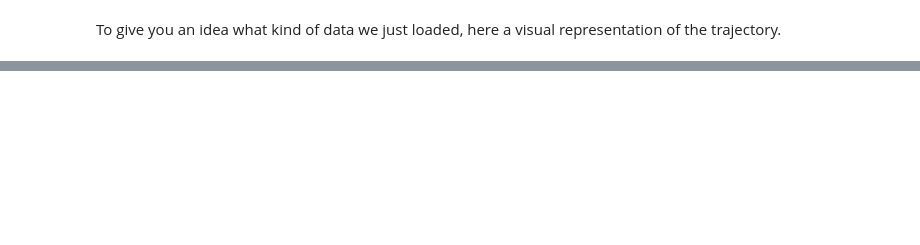
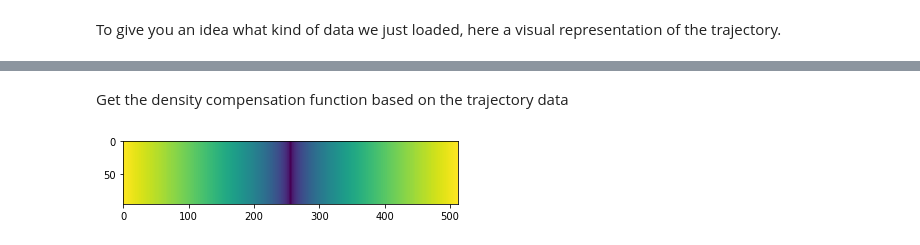
Before and after one commit to ISMRM/rrsg_challenge_01, a Jupyter notebook: python/rrsg_cgreco/step_by_step_recon.ipynb, the cells around one changed output, grey strips where cells are left out. Cells and saved outputs as stored; diff of their text form; code cells hidden in the pictures; blank space fills up the shorter version.

```diff
--- a/python/rrsg_cgreco/step_by_step_recon.ipynb
+++ b/python/rrsg_cgreco/step_by_step_recon.ipynb
@@ -153,0 +89,25 @@ NameError: name 'result' is not defined
+# %%
+num_coils, num_proj, num_reads = rawdata.shape
+overgridfactor = 2  # over-gridding factor
+num_scans = 1
+num_slc = 1
+dimX, dimY = (int(num_reads/overgridfactor),
+              int(num_reads/overgridfactor))  # Hoe en waar worden dimX en dimY gebruikt?
+
+DTYPE = np.complex64
+DTYPE_real = np.float32
+
+# Put these data points in a dictionary, such that it can be passed around quite easily
+par_key = ['num_slc', 'num_scans', 'dimX', 'dimY', 'num_coils', 'num_proj', 'num_reads', 'overgridfactor']
+par_val = [num_slc, num_scans, dimX, dimY, num_coils, num_proj, num_reads, overgridfactor]
+par = dict(zip(par_key, par_val))
+# %% [markdown]
+Get the density compensation function based on the trajectory data
+# %%
+density_comp = (np.sqrt(np.array(goldcomp.get_golden_angle_dcf(trajectory), dtype=DTYPE_real)).astype(DTYPE_real))
+density_comp = np.require(np.abs(density_comp), DTYPE_real, requirements='C')
+plt.imshow(density_comp);
+
+par['dens_cor'] = density_comp
+# %% [output]
+[figure, added]
```
Also changed, not shown: parts of 47 cells of this notebook, 4 other files.
